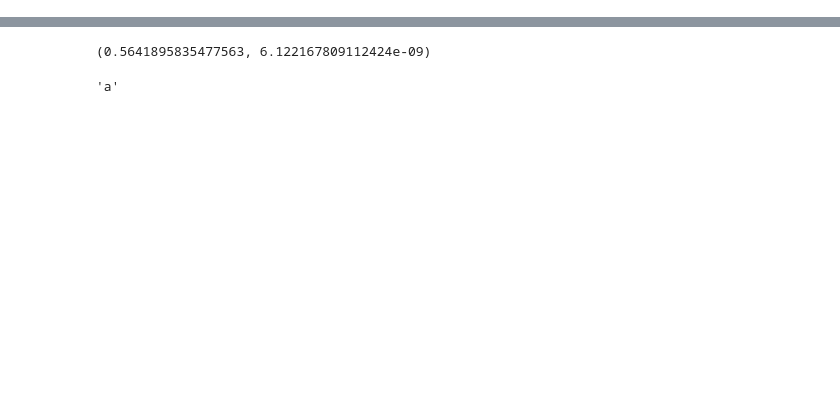
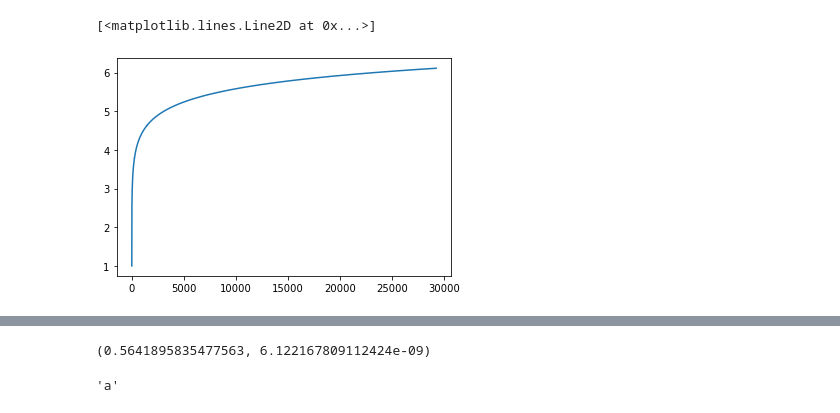
Before and after one commit to jackglawson/generic-q-learning, a Jupyter notebook: Untitled.ipynb, the cells around one changed output, grey strips where cells are left out. Drawn from its saved outputs; the diff is of its cells as text; code cells hidden in the pictures; blank space fills up the shorter version.

```diff
--- a/Untitled.ipynb
+++ b/Untitled.ipynb
@@ -109,0 +153,5 @@ KeyError: PureState(turn=14)
+# %%
+plt.plot([hist['q_value'] for hist in strategy.states[PureState(None)].history if hist['action']==0])
+# %% [output]
+[<matplotlib.lines.Line2D at 0x...>]
+[figure, added]
```
Also changed, not shown: parts of 14 cells of this notebook, 5 other files.
